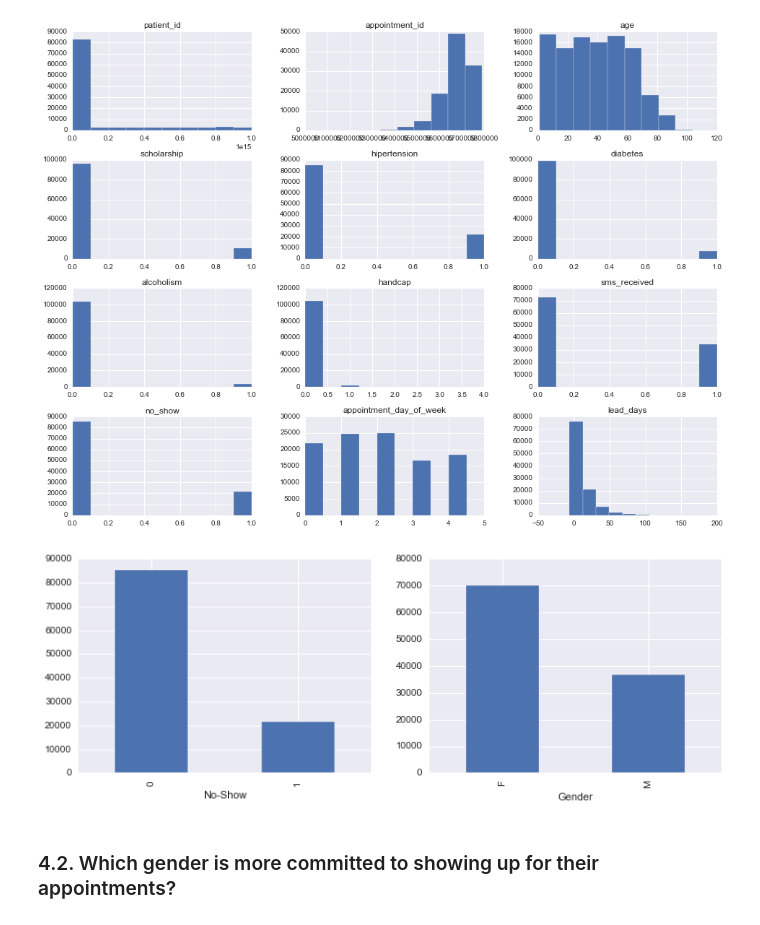
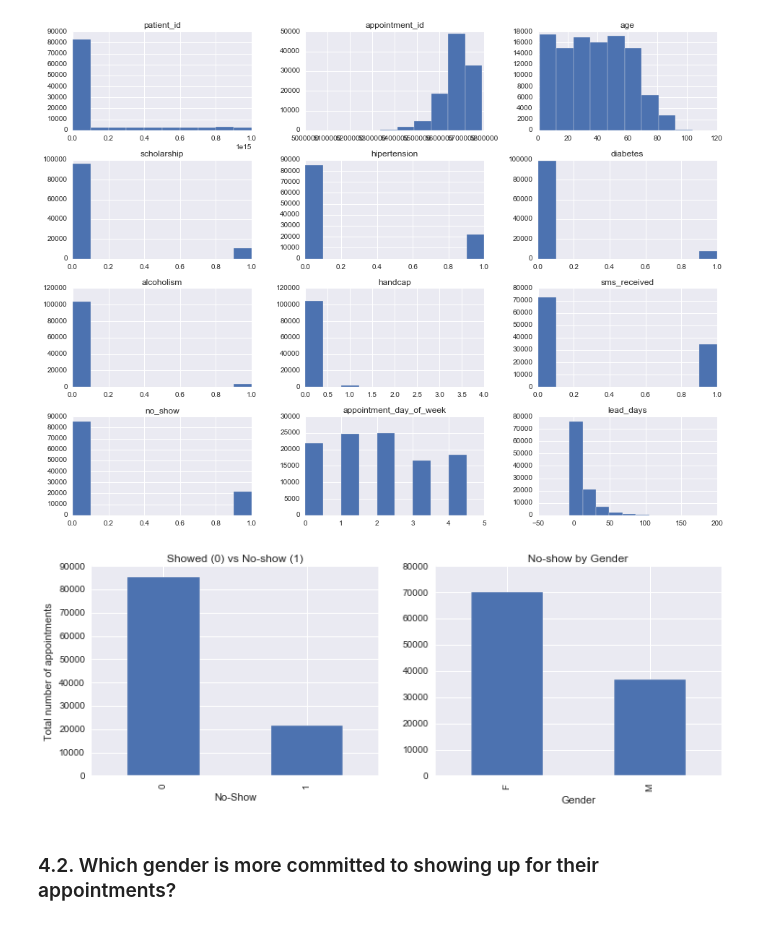
Before and after one commit to walidsi/Udacity_ADA, a Jupyter notebook: No_Show_Appointments_Analysis.ipynb, the cells around one changed output. Cells and saved outputs as stored; diff of their text form; code cells hidden in the pictures.

```diff
--- a/No_Show_Appointments_Analysis.ipynb
+++ b/No_Show_Appointments_Analysis.ipynb
@@ -274,10 +274,13 @@ df.hist(figsize=(16, 12));
 # %%
 # check distribution of Gender and No-Show columns
 fig, ax = plt.subplots(1, 2, figsize=(12, 4))
 df['no_show'].value_counts().plot(kind='bar', ax=ax[0], xlabel='No-Show')
+ax[0].set_title("Showed (0) vs No-show (1)")
+ax[0].set_ylabel("Total number of appointments")
 df['gender'].value_counts().plot(kind='bar', ax=ax[1], xlabel='Gender');
+ax[1].set_title("No-show by Gender");
 # %% [output]
-[figure, old version]
+[figure, new version]
 # %% [markdown]
 ### 4.2. Which gender is more committed to showing up for their appointments?
 # %%
```
Also changed, not shown: parts of 8 cells of this notebook.
